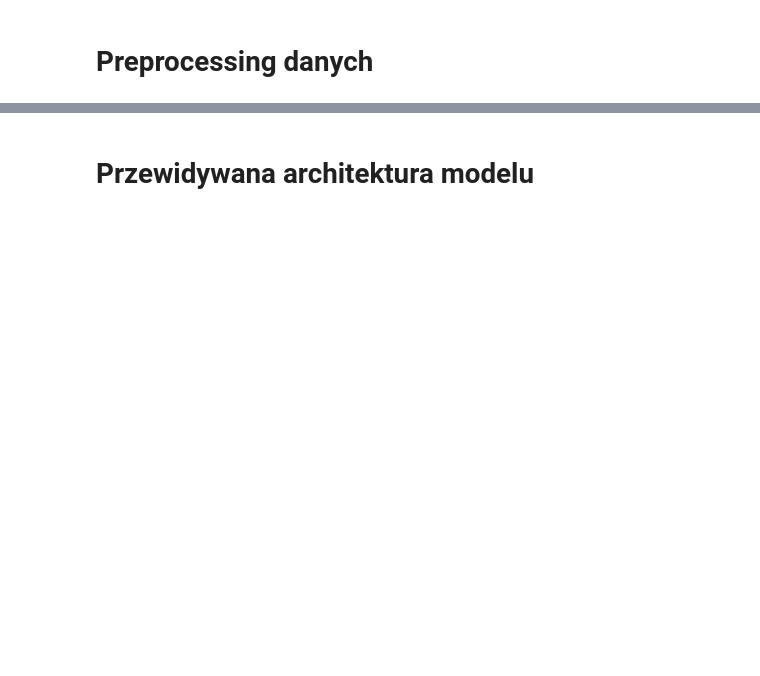
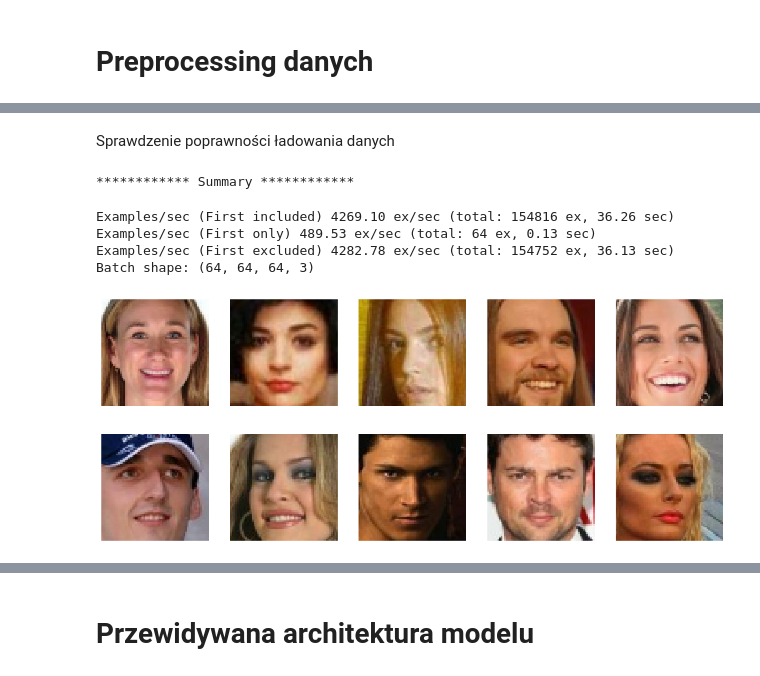
Before and after one commit to przemekk125/CelebA-VAE, a Jupyter notebook: notebooks/przygotowanie_danych.ipynb, the cells around one changed output, grey strips where cells are left out. Cells and saved outputs as stored; diff of their text form; code cells hidden in the pictures; blank space fills up the shorter version.

Commit message:
Added cropping to the image preprocessing pipeline

```diff
--- a/notebooks/przygotowanie_danych.ipynb
+++ b/notebooks/przygotowanie_danych.ipynb
@@ -36,10 +36,10 @@ W przypadku dekodera:
 
 # Przejrzenie informacji o danych
 # %%
-df = pd.read_csv("../data/list_attr_celeba.csv")
-num_rows, num_cols = df.shape
+df_features = pd.read_csv("../data/list_attr_celeba.csv")
+num_rows, num_cols = df_features.shape
 print(f"Number of rows: {num_rows}, Number of columns: {num_cols}")
-df.head()
+df_features.head()
 # %% [output]
 Number of rows: 202599, Number of columns: 41
 |  | image_id | 5_o_Clock_Shadow | Arched_Eyebrows | Attractive | Bags_Under_Eyes | Bald | Bangs | Big_Lips | ... |
@@ -184,0 +147,40 @@ Batch shape: (64, 64, 64, 3)
+# %% [markdown]
+Sprawdzenie poprawności ładowania danych
+# %%
+csv_path  = '../data/list_eval_partition.csv'
+bbox_path = '../data/bbox_celeba.csv'
+image_dir = '../data/img_align_celeba/img_align_celeba/'
+BATCH_SIZE = 64
+
+df_partition = pd.read_csv(csv_path)
+df_data = pd.read_csv(bbox_path)
+df = pd.merge(df_data, df_partition, on='image_id')
+face_filter = df["face_detected"] == 1
+df = df[face_filter].drop(columns=["face_detected"])
+
+df_train = df[df["partition"] == 0].drop(columns=["partition"])
+df_val = df[df["partition"] == 1].drop(columns=["partition"])
+df_test = df[df["partition"] == 2].drop(columns=["partition"])
+
+train_ds = make_image_dataset(df_train,image_dir,img_size=(64,64),batch_size=BATCH_SIZE,shuffle=True)
+val_ds = make_image_dataset(df_val,image_dir,img_size=(64,64),batch_size=BATCH_SIZE)
+test_ds = make_image_dataset(df_test,image_dir,img_size=(64,64),batch_size=BATCH_SIZE)
+
+tfds.benchmark(train_ds,batch_size=BATCH_SIZE)
+
+for batch in train_ds.take(1):
+    print("Batch shape:", batch.shape)
+    fig, axes = plt.subplots(2, 5, figsize=(15, 6))
+    axes = axes.flatten()
+    idx = np.random.choice(np.arange(0, 64), size=10, replace=False)
+    for i, ax in zip(idx, axes):
+        img = tf.keras.utils.array_to_img(batch[i],data_format="channels_last",scale=True)
+        ax.imshow(img)
+        ax.axis('off')
+# %% [output]
+************ Summary ************
+Examples/sec (First included) 4269.10 ex/sec (total: 154816 ex, 36.26 sec)
+Examples/sec (First only) 489.53 ex/sec (total: 64 ex, 0.13 sec)
+Examples/sec (First excluded) 4282.78 ex/sec (total: 154752 ex, 36.13 sec)
+Batch shape: (64, 64, 64, 3)
+[figure, added]
```
Also changed, not shown: parts of 13 cells of this notebook, 2 other files.
